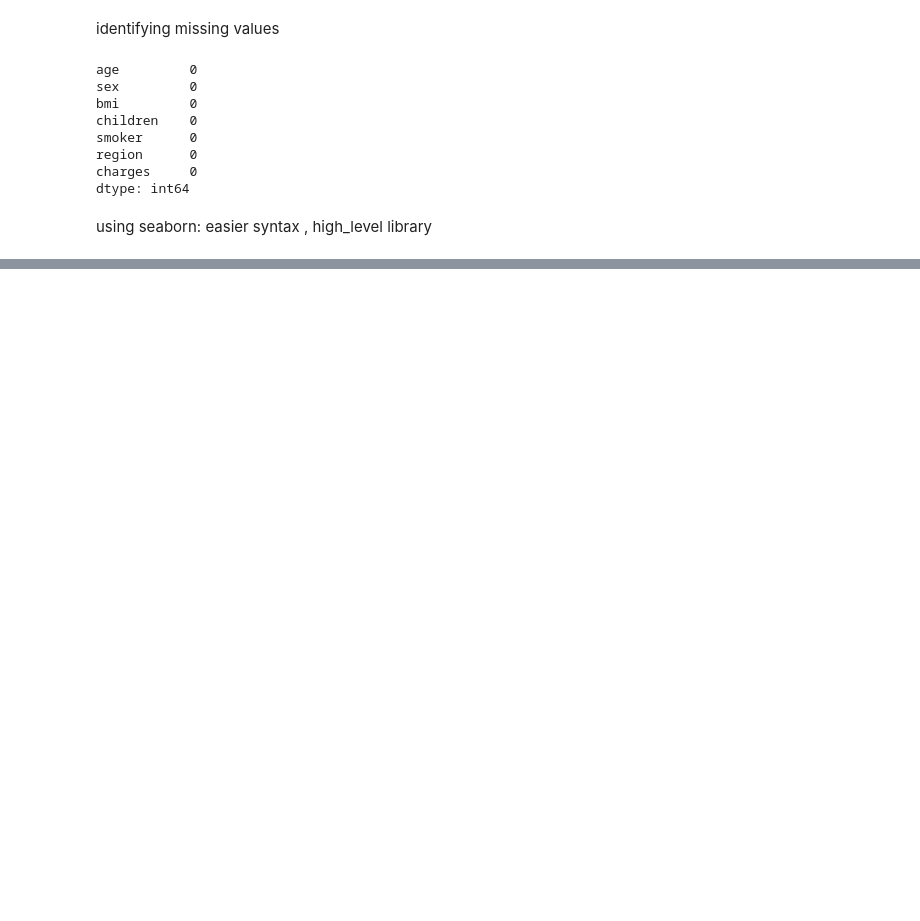
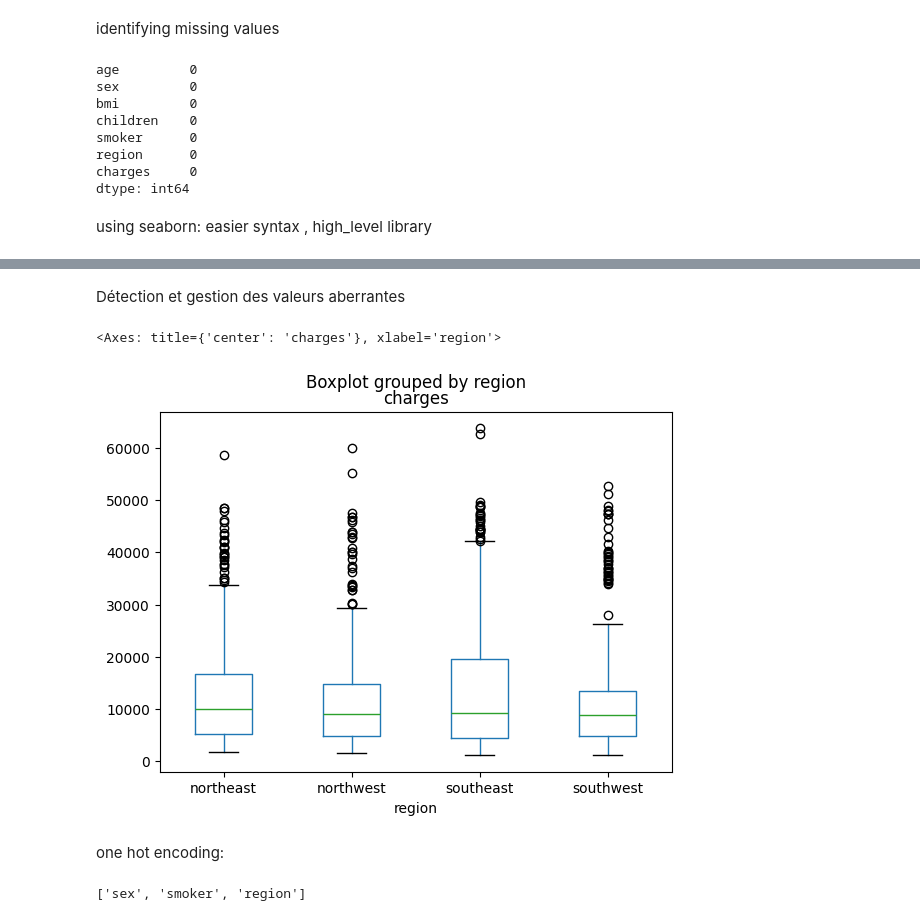
Before and after one commit to abirmes/Assurance_Charge, a Jupyter notebook: datam.ipynb, the cells around one changed output, grey strips where cells are left out. Cells and saved outputs as stored; diff of their text form; code cells hidden in the pictures; blank space fills up the shorter version.

```diff
--- a/datam.ipynb
+++ b/datam.ipynb
@@ -97,0 +117,16 @@ plt.show()
+# %%
+selected_columns_nums = ['age' , 'bmi' , 'children' , 'charges']
+
+imputer_mean = SimpleImputer(strategy='mean')
+df[selected_columns_nums] = imputer_mean.fit_transform(df[selected_columns_nums])
+print(df)
+
+selected_columns_string = ['sex' , 'smoker' , 'region']
+
+mode_category = df[selected_columns_string[0]].mode()[0]
+
+# Fill missing values with the calculated mode
+df[selected_columns_string].fillna(mode_category, inplace=True)
+
+print("\nDataFrame after mode imputation:")
+print(df)
@@ -97,0 +155,14 @@ plt.show()
+# %% [markdown]
+Détection et gestion des valeurs aberrantes
+# %%
+df.boxplot(by ='region', column =['charges'], grid = False)
+# %% [output]
+<Axes: title={'center': 'charges'}, xlabel='region'>
+[figure, added]
+# %% [markdown]
+one hot encoding:
+# %%
+catg_cols = df.select_dtypes(include='object').columns.to_list()
+print(catg_cols)
+# %% [output]
+['sex', 'smoker', 'region']
```
Also changed, not shown: parts of 18 cells of this notebook, 2 other files.
